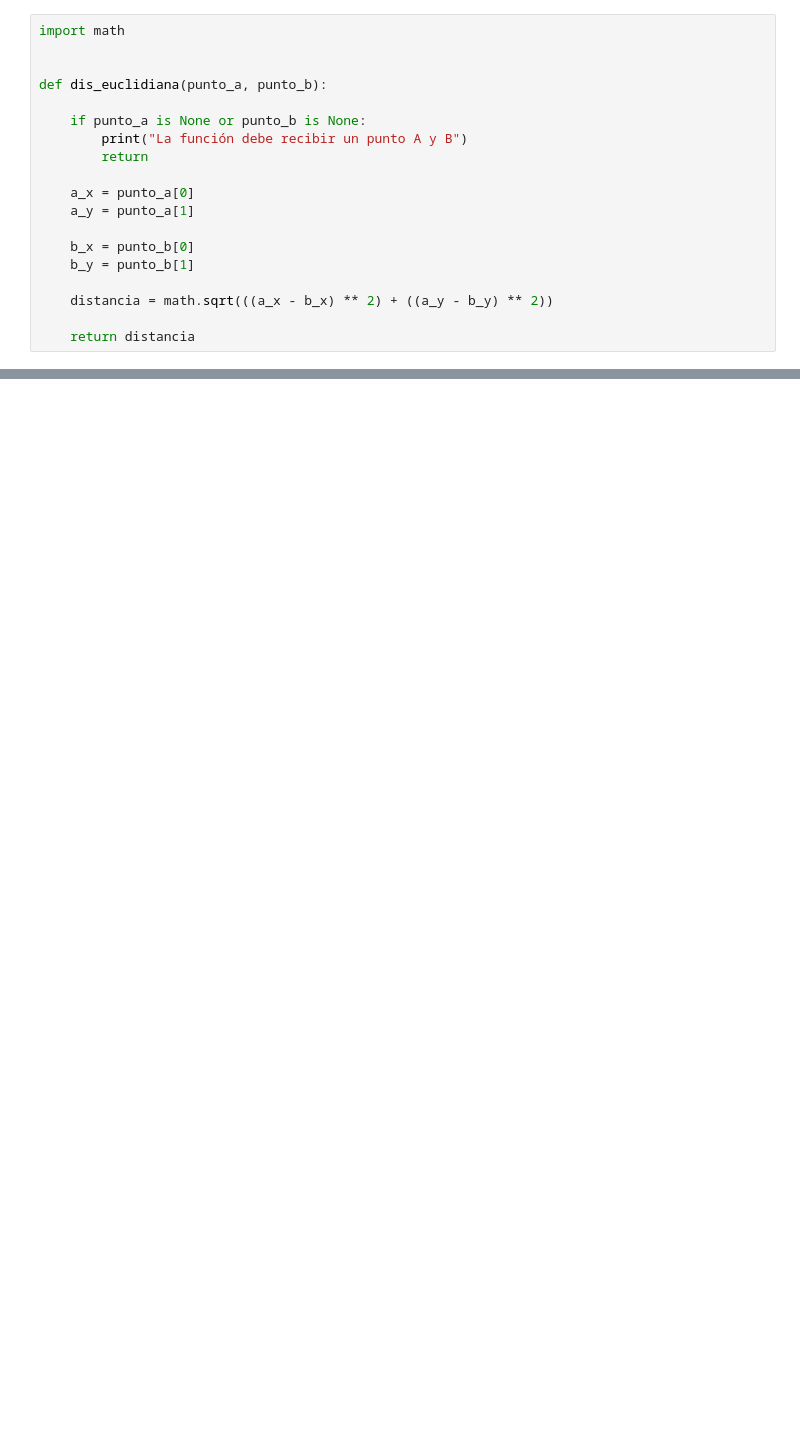
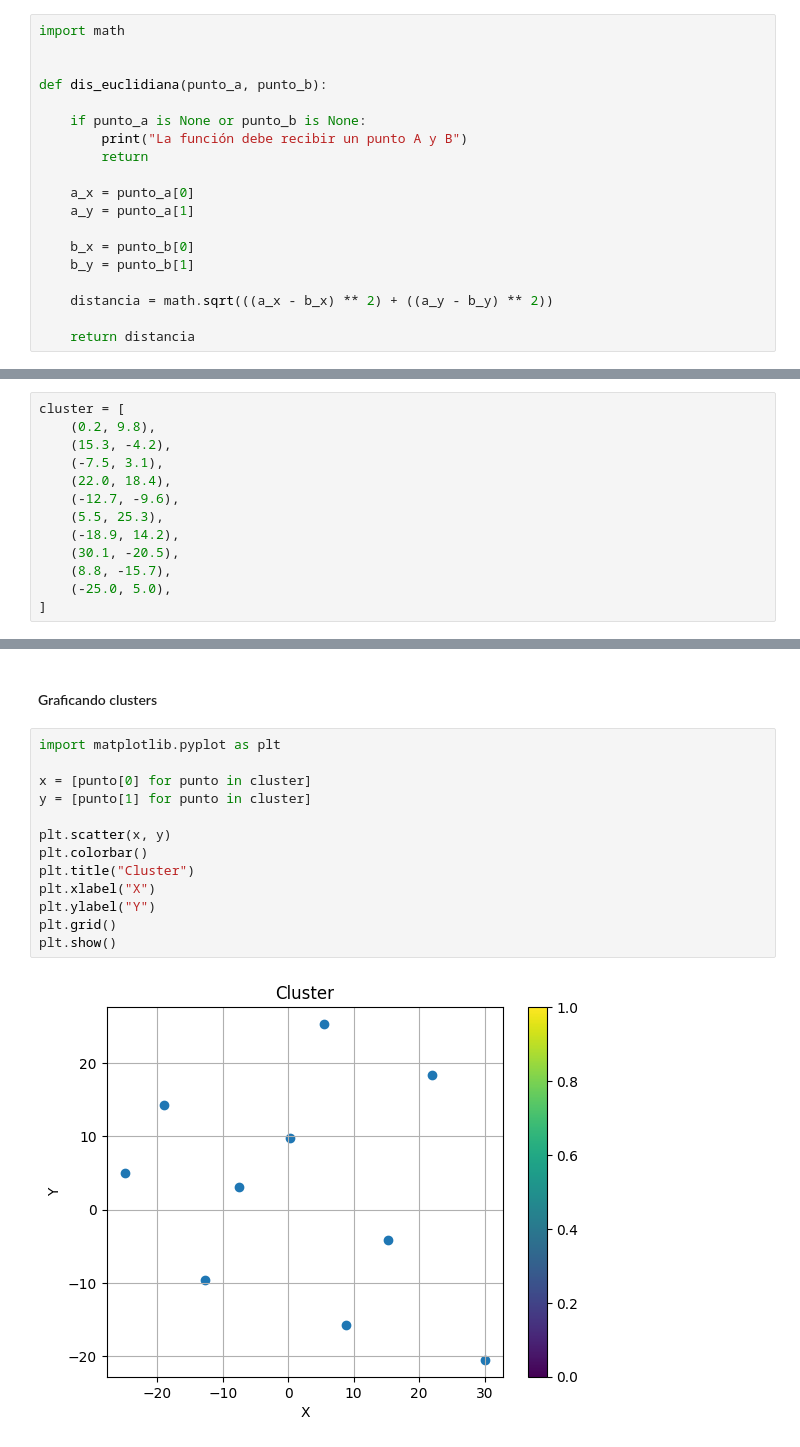
Before and after one commit to tadeogavensky/pr3-ej-clustering, a Jupyter notebook: clustering.ipynb, the cells around one changed output, grey strips where cells are left out. Drawn from its saved outputs; the diff is of its cells as text; blank space fills up the shorter version.

```diff
--- a/clustering.ipynb
+++ b/clustering.ipynb
@@ -81,0 +124,13 @@ punto_mas_cercano
+# %%
+cluster = [
+    (0.2, 9.8),
+    (15.3, -4.2),
+    (-7.5, 3.1),
+    (22.0, 18.4),
+    (-12.7, -9.6),
+    (5.5, 25.3),
+    (-18.9, 14.2),
+    (30.1, -20.5),
+    (8.8, -15.7),
+    (-25.0, 5.0),
+]
@@ -81,0 +217,17 @@ punto_mas_cercano
+# %% [markdown]
+#### Graficando clusters
+# %%
+import matplotlib.pyplot as plt
+
+x = [punto[0] for punto in cluster]
+y = [punto[1] for punto in cluster]
+
+plt.scatter(x, y)
+plt.colorbar()
+plt.title("Cluster")
+plt.xlabel("X")
+plt.ylabel("Y")
+plt.grid()
+plt.show()
+# %% [output]
+[figure, added]
```
Also changed, not shown: parts of 21 cells of this notebook, 2 other files.
